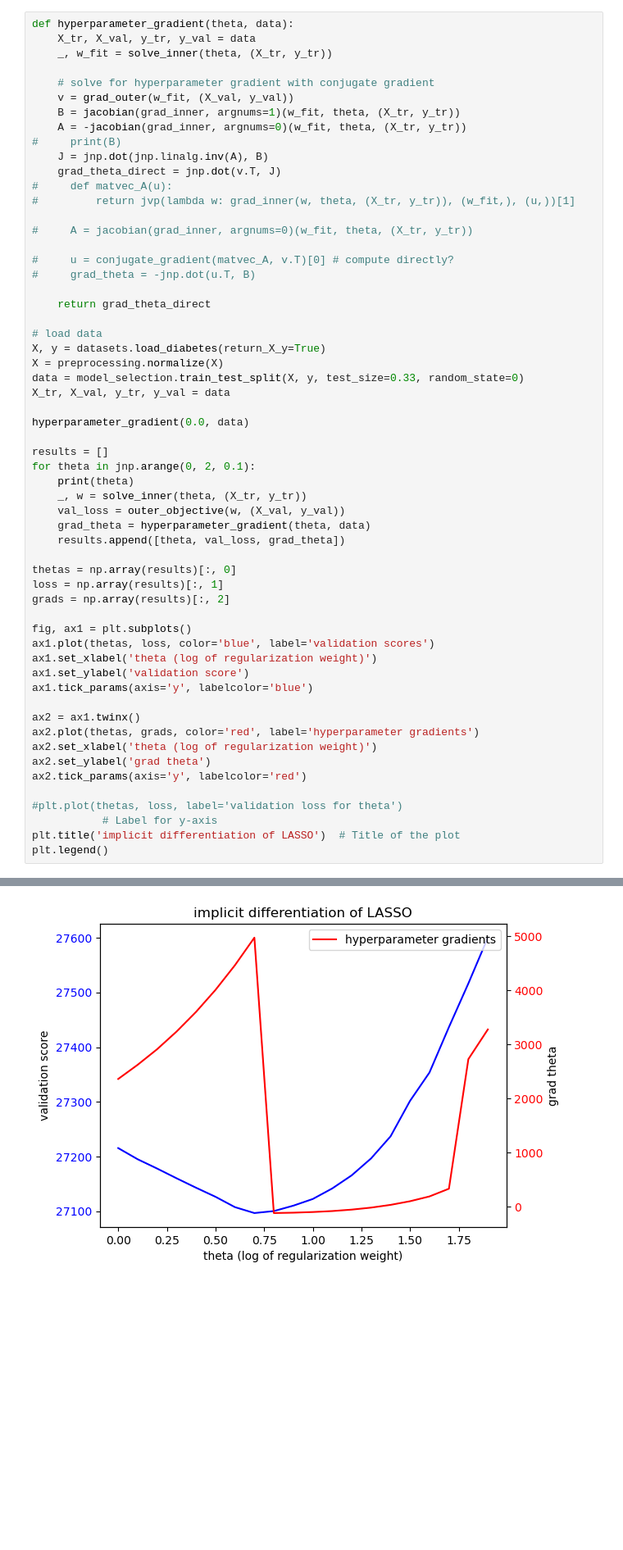
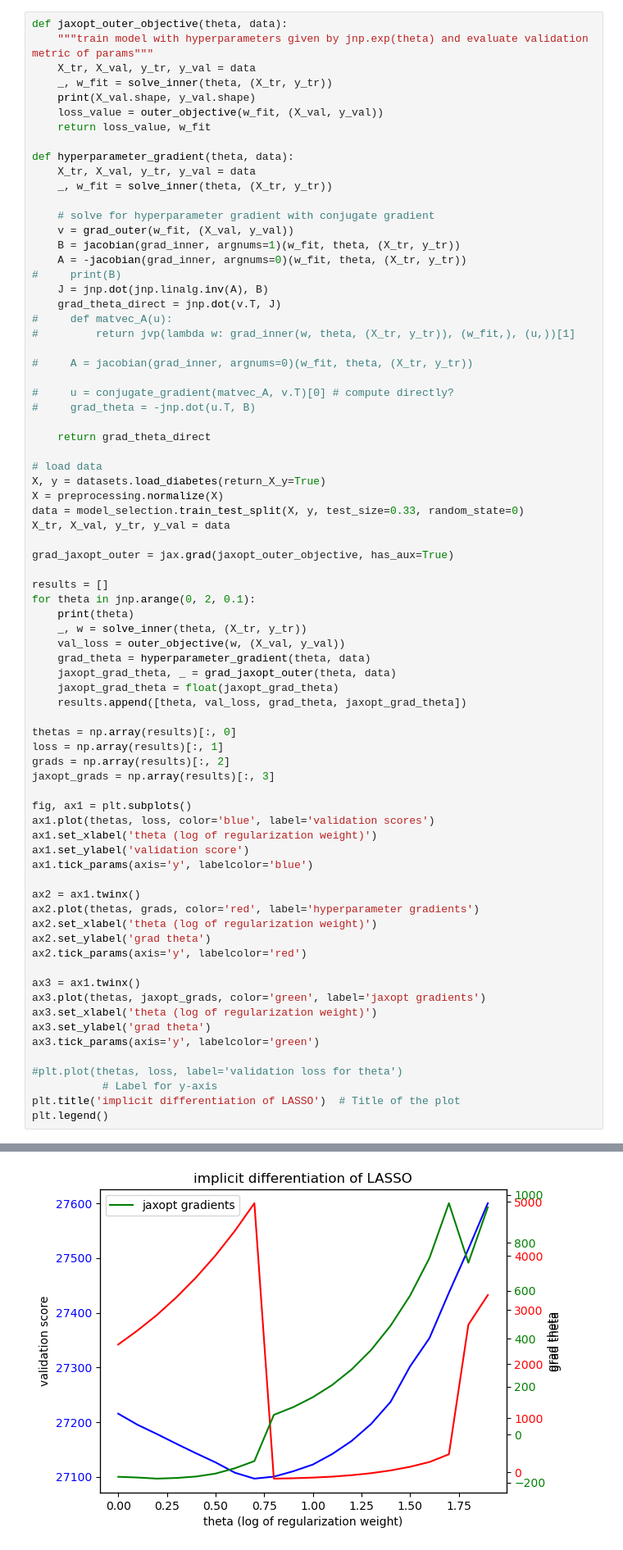
Before and after one commit to jacobe90/birdflow-bilevel, a Jupyter notebook: dev-notebooks/implicit-diff-conjugate-gradient-lasso.ipynb, the cells around one changed output, grey strips where cells are left out. Shown at 82% size. Cells and saved outputs as stored; diff of their text form; blank space fills up the shorter version.

```diff
--- a/dev-notebooks/implicit-diff-conjugate-gradient-lasso.ipynb
+++ b/dev-notebooks/implicit-diff-conjugate-gradient-lasso.ipynb
@@ -206,6 +206,14 @@ plt.legend()
 <matplotlib.legend.Legend at 0x...>
 [figure]
 # %%
+def jaxopt_outer_objective(theta, data):
+    """train model with hyperparameters given by jnp.exp(theta) and evaluate validation metric of params"""
+    X_tr, X_val, y_tr, y_val = data
+    _, w_fit = solve_inner(theta, (X_tr, y_tr))
+    print(X_val.shape, y_val.shape)
+    loss_value = outer_objective(w_fit, (X_val, y_val))
+    return loss_value, w_fit
+
 def hyperparameter_gradient(theta, data):
     X_tr, X_val, y_tr, y_val = data
     _, w_fit = solve_inner(theta, (X_tr, y_tr))
@@ -233,7 +241,7 @@ X = preprocessing.normalize(X)
 data = model_selection.train_test_split(X, y, test_size=0.33, random_state=0)
 X_tr, X_val, y_tr, y_val = data
 
-hyperparameter_gradient(0.0, data)
+grad_jaxopt_outer = jax.grad(jaxopt_outer_objective, has_aux=True)
 
 results = []
 for theta in jnp.arange(0, 2, 0.1):
@@ -241,11 +249,14 @@ for theta in jnp.arange(0, 2, 0.1):
     _, w = solve_inner(theta, (X_tr, y_tr))
     val_loss = outer_objective(w, (X_val, y_val))
     grad_theta = hyperparameter_gradient(theta, data)
-    results.append([theta, val_loss, grad_theta])
+    jaxopt_grad_theta, _ = grad_jaxopt_outer(theta, data)
+    jaxopt_grad_theta = float(jaxopt_grad_theta)
+    results.append([theta, val_loss, grad_theta, jaxopt_grad_theta])
 
 thetas = np.array(results)[:, 0]
 loss = np.array(results)[:, 1]
 grads = np.array(results)[:, 2]
+jaxopt_grads = np.array(results)[:, 3]
 
 fig, ax1 = plt.subplots()
 ax1.plot(thetas, loss, color='blue', label='validation scores')
@@ -259,6 +270,12 @@ ax2.set_xlabel('theta (log of regularization weight)')
 ax2.set_ylabel('grad theta')
 ax2.tick_params(axis='y', labelcolor='red')
 
+ax3 = ax1.twinx()
+ax3.plot(thetas, jaxopt_grads, color='green', label='jaxopt gradients')
+ax3.set_xlabel('theta (log of regularization weight)')
+ax3.set_ylabel('grad theta')
+ax3.tick_params(axis='y', labelcolor='green')
+
 #plt.plot(thetas, loss, label='validation loss for theta')
            # Label for y-axis
 plt.title('implicit differentiation of LASSO')  # Title of the plot
@@ -287,2 +301,2 @@ plt.legend()
 <matplotlib.legend.Legend at 0x...>
-[figure, old version]
+[figure, new version]
```
Also changed, not shown: parts of 2 cells of this notebook, 3 other files.
